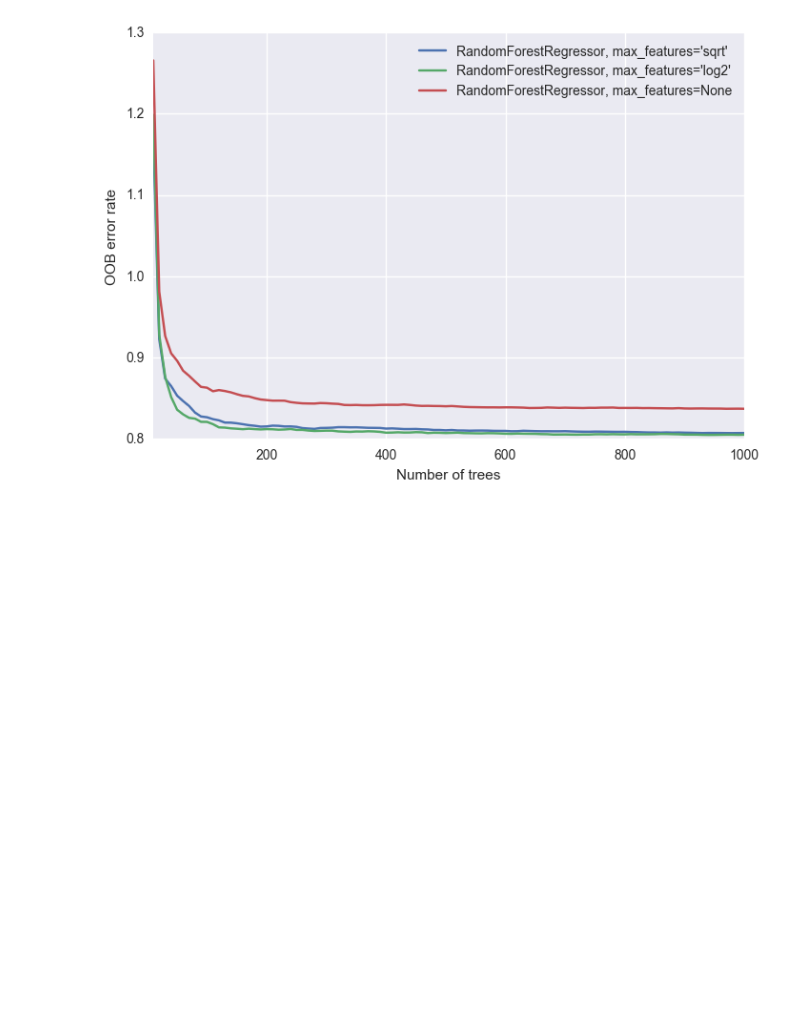
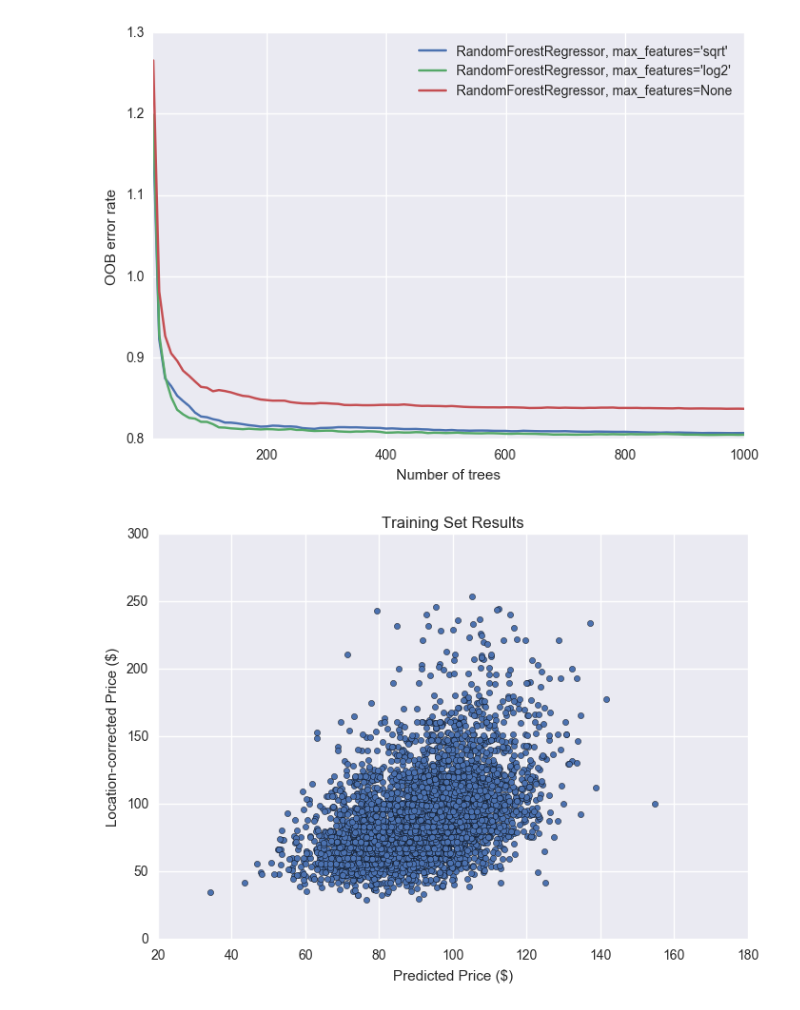
Before and after one commit to btamadio/PricePredictor, a Jupyter notebook: PricePredictor/model_validation.ipynb, the cells around one changed output. Cells and saved outputs as stored; diff of their text form; code cells hidden in the pictures; blank space fills up the shorter version.

```diff
--- a/PricePredictor/model_validation.ipynb
+++ b/PricePredictor/model_validation.ipynb
@@ -101,3 +101,14 @@ plt.legend(loc="upper right")
 plt.show()
 # %% [output]
 [figure]
+# %%
+from sklearn import linear_model
+reg = linear_model.LinearRegression(normalize=True)
+reg.fit(X,Y)
+df['pred_price_lin'] = reg.predict(df[featureList])
+df.plot(x='pred_price_lin',y='corr_price',kind='scatter')
+plt.title('Training Set Results')
+plt.xlabel('Predicted Price ($)')
+plt.ylabel('Location-corrected Price ($)');
+# %% [output]
+[figure, added]
```
Also changed, not shown: parts of 1 cell of this notebook, 6 other files.
